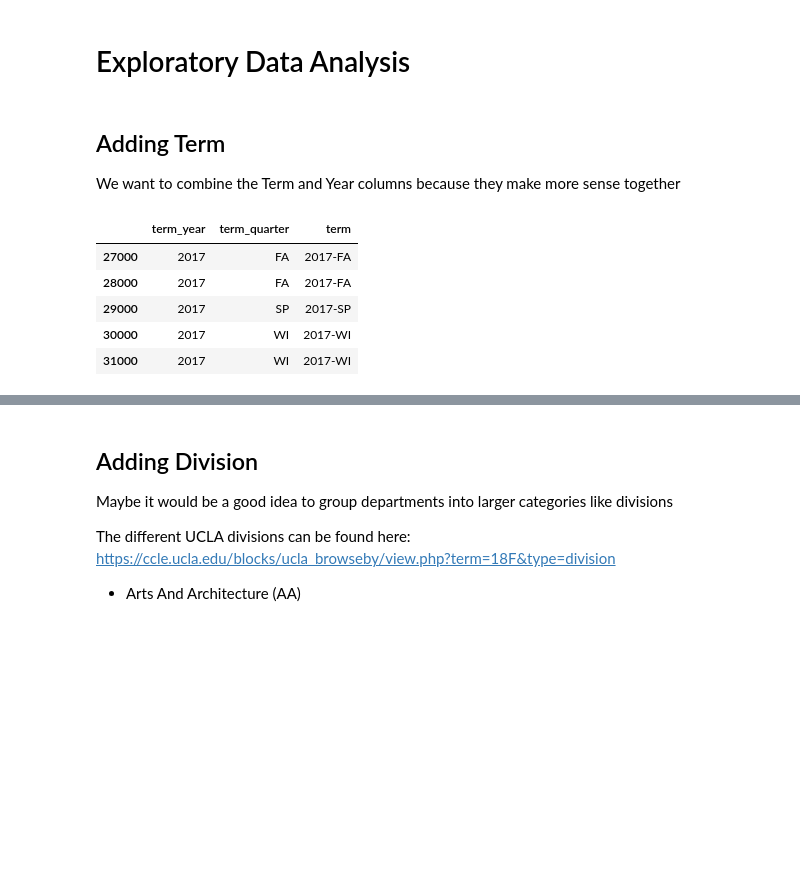
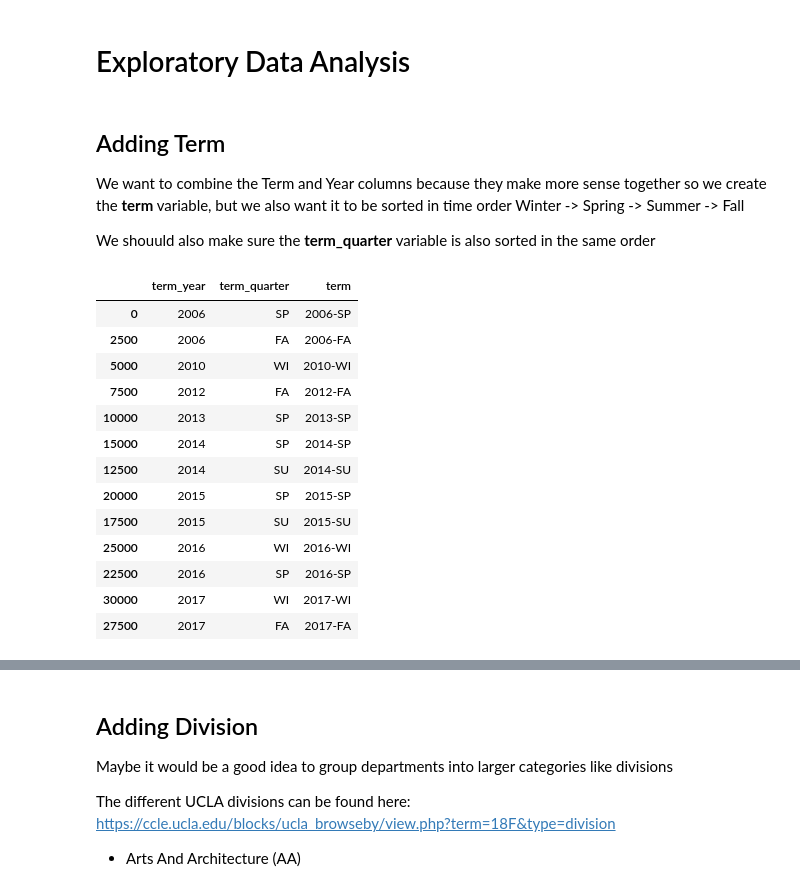
Before and after one commit to kaizersaber/stats131, a Jupyter notebook: Project_v6.ipynb, the cells around one changed output, grey strips where cells are left out. Cells and saved outputs as stored; diff of their text form; code cells hidden in the pictures; blank space fills up the shorter version.

```diff
--- a/Project_v6.ipynb
+++ b/Project_v6.ipynb
@@ -324,14 +312,28 @@ ge.head()
 # %% [markdown]
 ## Adding Term
 
-We want to combine the Term and Year columns because they make more sense together
+We want to combine the Term and Year columns because they make more sense together so we create the **term** variable, but we also want it to be sorted in time order Winter -> Spring -> Summer -> Fall
+
+We shouuld also make sure the **term_quarter** variable is also sorted in the same order
 # %%
 data["term"] = data.apply(lambda x: str(x["term_year"]) + "-" + x["term_quarter"], axis=1)
-data.loc[0::1000,['term_year','term_quarter','term']].tail()
+data["term"] = pd.Categorical(data['term'],
+                              [str(x) + '-' + y for x in data.term_year.unique() for y in ['WI','SP','SU','FA']],
+                             ordered = True)
+data['term_quarter'] = pd.Categorical(data['term_quarter'],['WI','SP','SU','FA'], ordered = True)
+data.loc[0::2500,['term_year','term_quarter','term']].sort_values('term')
 # %% [output]
 |  | term_year | term_quarter | term |
-| 27000 | 2017 | FA | 2017-FA |
-| 28000 | 2017 | FA | 2017-FA |
-| 29000 | 2017 | SP | 2017-SP |
+| 0 | 2006 | SP | 2006-SP |
+| 2500 | 2006 | FA | 2006-FA |
+| 5000 | 2010 | WI | 2010-WI |
+| 7500 | 2012 | FA | 2012-FA |
+| 10000 | 2013 | SP | 2013-SP |
+| 15000 | 2014 | SP | 2014-SP |
+| 12500 | 2014 | SU | 2014-SU |
+| 20000 | 2015 | SP | 2015-SP |
+| 17500 | 2015 | SU | 2015-SU |
+| 25000 | 2016 | WI | 2016-WI |
+| 22500 | 2016 | SP | 2016-SP |
 | 30000 | 2017 | WI | 2017-WI |
-| 31000 | 2017 | WI | 2017-WI |
+| 27500 | 2017 | FA | 2017-FA |
```
Also changed, not shown: parts of 69 cells of this notebook.
